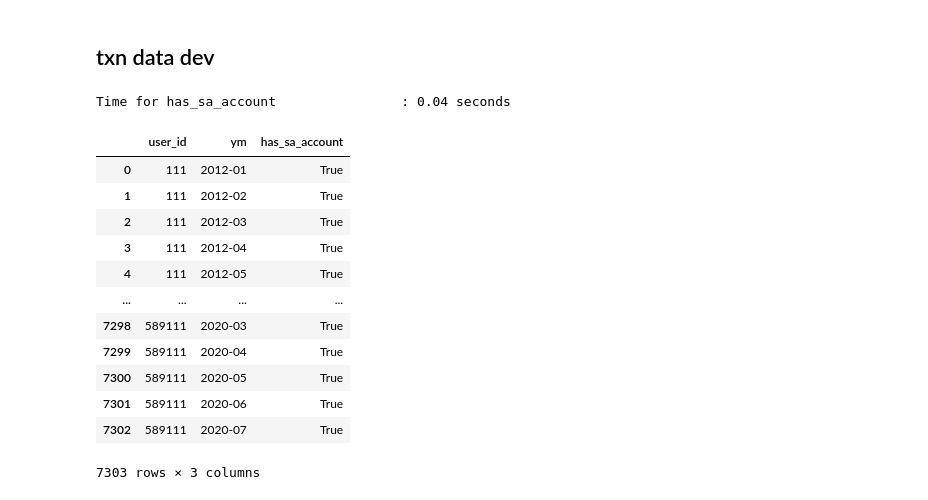
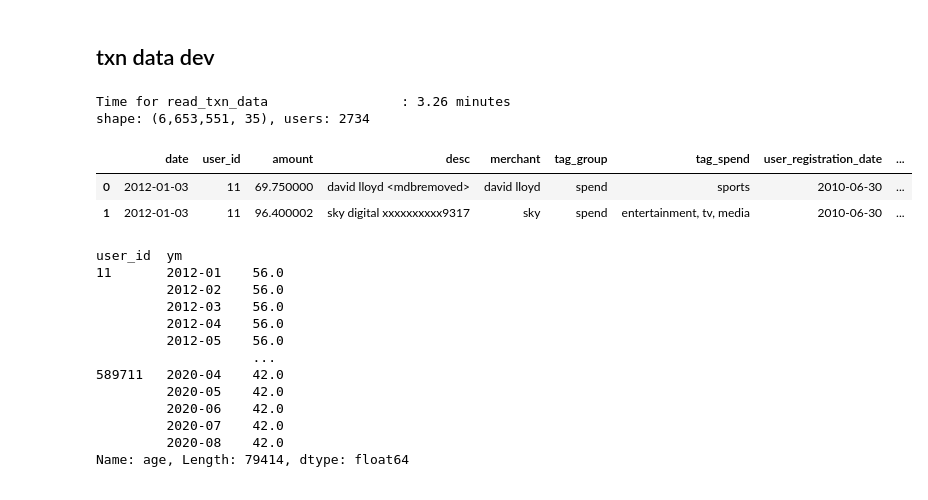
Before and after one commit to fabiangunzinger/mdb_eval, a Jupyter notebook: notebooks/scratchpad.ipynb, the cells around one changed output. Drawn from its saved outputs; the diff is of its cells as text; code cells hidden in the pictures.

```diff
--- a/notebooks/scratchpad.ipynb
+++ b/notebooks/scratchpad.ipynb
@@ -53,20 +179,28 @@ shape: (82,860, 23), users: 2506
 # %% [markdown]
 ## txn data dev
+# %%
+dft = hd.read_txn_data('X11')
+hd.inspect(dft)
+# %% [output]
+Time for read_txn_data                 : 3.26 minutes
+shape: (6,653,551, 35), users: 2734
+|  | date | user_id | amount | desc | merchant | tag_group | tag_spend | user_registration_date | ... |
+| 0 | 2012-01-03 | 11 | 69.750000 | david lloyd <mdbremoved> | david lloyd | spend | sports | 2010-06-30 | ... |
+| 1 | 2012-01-03 | 11 | 96.400002 | sky digital xxxxxxxxxx9317 | sky | spend | entertainment, tv, media | 2010-06-30 | ... |
 # %%
-k = agg.has_sa_account(dft).to_frame().reset_index()
+k = agg.age(dft)
 k
 # %% [output]
-Time for has_sa_account                : 0.04 seconds
+user_id  ym
+11       2012-01    56.0
+         2012-02    56.0
+         2012-03    56.0
+         2012-04    56.0
+         2012-05    56.0
+                    ...
+589711   2020-04    42.0
+         2020-05    42.0
+         2020-06    42.0
+         2020-07    42.0
+         2020-08    42.0
+Name: age, Length: 79414, dtype: float64
-|  | user_id | ym | has_sa_account |
-| 0 | 111 | 2012-01 | True |
-| 1 | 111 | 2012-02 | True |
-| 2 | 111 | 2012-03 | True |
-| 3 | 111 | 2012-04 | True |
-| 4 | 111 | 2012-05 | True |
-| ... | ... | ... | ... |
-| 7298 | 589111 | 2020-03 | True |
-| 7299 | 589111 | 2020-04 | True |
-| 7300 | 589111 | 2020-05 | True |
-| 7301 | 589111 | 2020-06 | True |
-| 7302 | 589111 | 2020-07 | True |
-7303 rows × 3 columns
```
Also changed, not shown: parts of 22 cells of this notebook, 25 other files.
